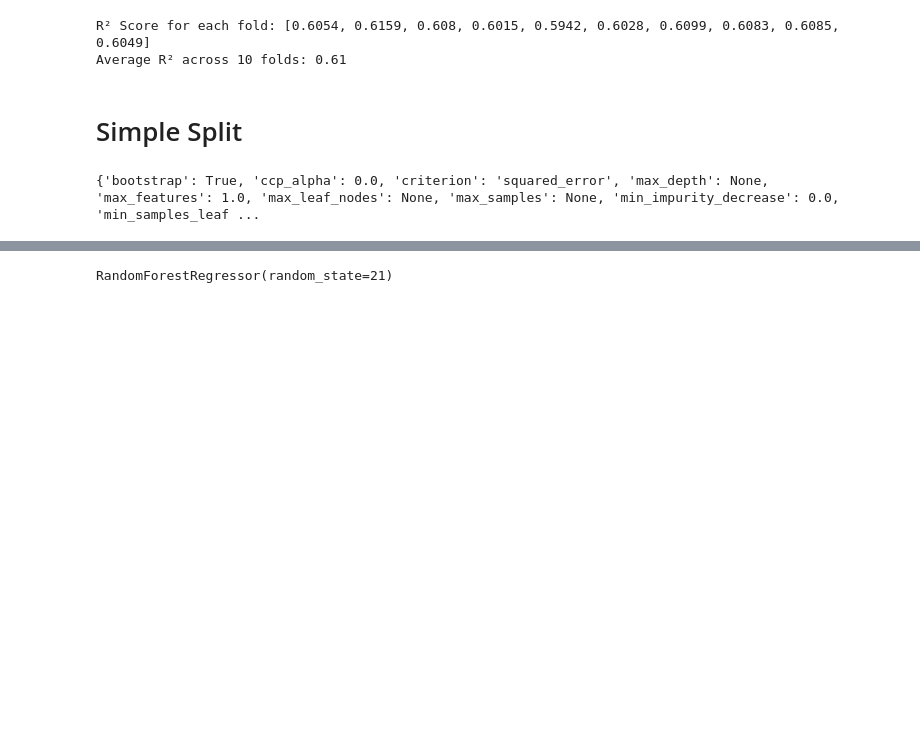
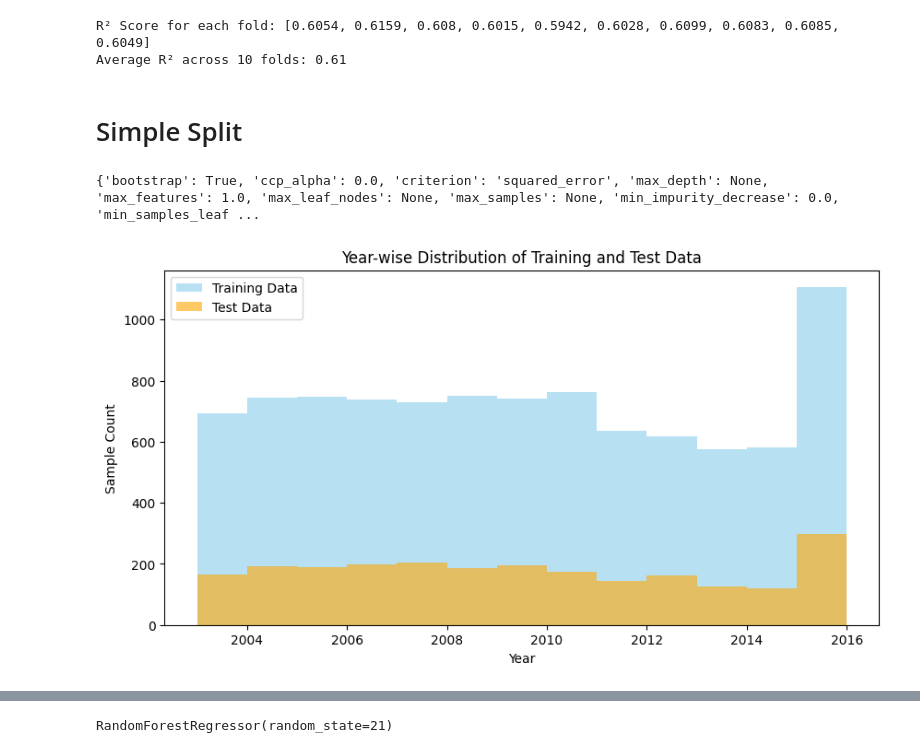
Before and after one commit to AshHydroCoder/GRACE-Downscaler, a Jupyter notebook: GRACE_RFM.ipynb, the cells around one changed output, grey strips where cells are left out. Saved outputs shown, nothing was run; the diff lists cells and outputs as text; code cells hidden in the pictures; blank space fills up the shorter version.

Commit message:
Checking on train and test split

```diff
--- a/GRACE_RFM.ipynb
+++ b/GRACE_RFM.ipynb
@@ -185,3 +187,19 @@ model_rf = RandomForestRegressor(random_state = 21)
 print(model_rf.get_params())  # change parameter as necessary (currently default)
 # %% [output]
 {'bootstrap': True, 'ccp_alpha': 0.0, 'criterion': 'squared_error', 'max_depth': None, 'max_features': 1.0, 'max_leaf_nodes': None, 'max_samples': None, 'min_impurity_decrease': 0.0, 'min_samples_leaf ...
+# %%
+import matplotlib.pyplot as plt
+
+train_times = df.loc[X_train.index]['time']
+test_times = df.loc[X_test.index]['time']
+
+plt.figure(figsize=(10, 5))
+plt.hist(train_times.dt.year, bins=range(train_times.dt.year.min(), train_times.dt.year.max() + 1), alpha=0.6, label="Training Data", color="skyblue")
+plt.hist(test_times.dt.year, bins=range(test_times.dt.year.min(), test_times.dt.year.max() + 1), alpha=0.6, label="Test Data", color="orange")
+plt.title("Year-wise Distribution of Training and Test Data")
+plt.xlabel("Year")
+plt.ylabel("Sample Count")
+plt.legend()
+plt.show()
+# %% [output]
+[figure, added]
```
Also changed, not shown: parts of 18 cells of this notebook.
